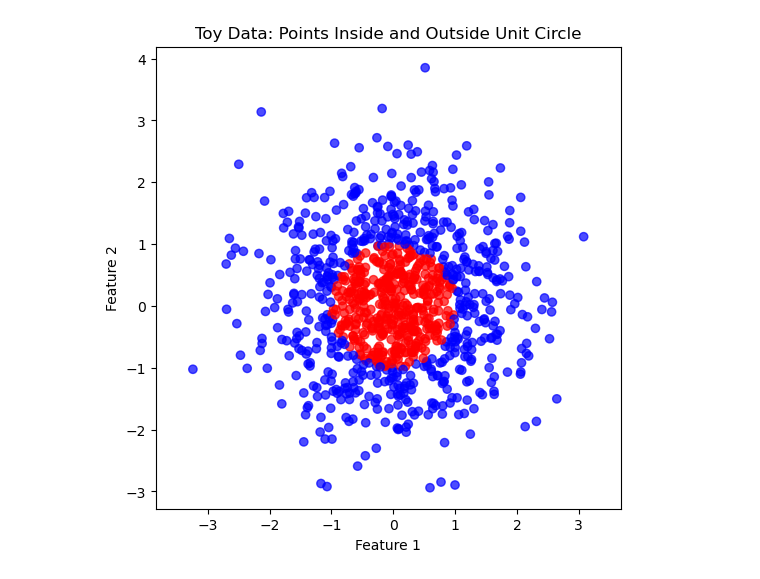
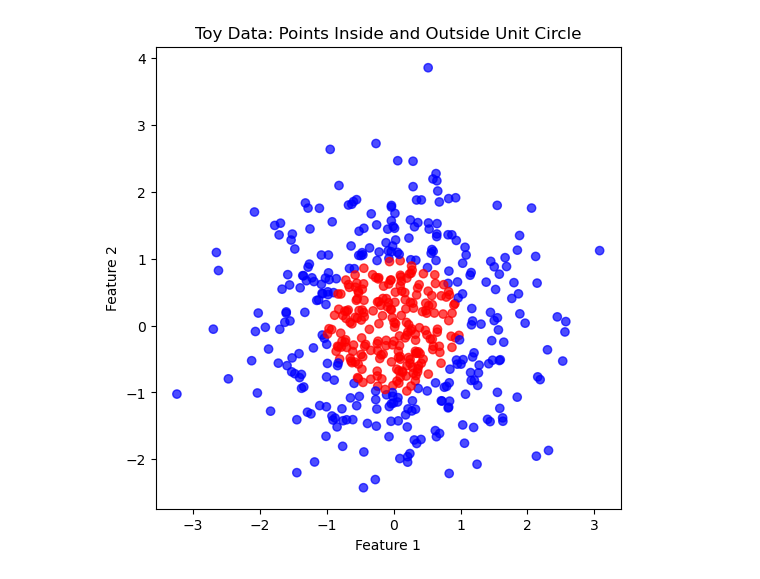
Before and after one commit to binDebug3/FoldAndCutNetworks, a Jupyter notebook: Jeddy.ipynb, the cells around one changed output. Saved outputs shown, nothing was run; the diff lists cells and outputs as text; code cells hidden in the pictures.

```diff
--- a/Jeddy.ipynb
+++ b/Jeddy.ipynb
@@ -77,26 +116,26 @@ print(f"Test Accuracy: {test_accuracy:.4f}")
 # %%
 # Set random seed for reproducibility
 np.random.seed(42)
 
 # Number of samples
-n_samples = 1000
+n_samples = 500
 
 width = 2
 # Generate random points in 2D space
 X = np.random.randn(n_samples, width)
 
 # Labels: Points inside the unit circle are labeled True (1), others False (0)
 y = (np.linalg.norm(X, axis=1) < 1).astype(int)
 
 plt.figure(figsize=(6, 6))
 plt.scatter(X[:, 0], X[:, 1], c=y, cmap='bwr', alpha=0.7)
 plt.title('Toy Data: Points Inside and Outside Unit Circle')
 plt.xlabel('Feature 1')
 plt.ylabel('Feature 2')
 plt.axis('equal')
 plt.show()
 # %% [output]
-[figure, old version]
+[figure, new version]
 # %%
 # Split data: 80% train, 20% validation
 X_train, X_val, y_train, y_val = train_test_split(
```
Also changed, not shown: parts of 6 cells of this notebook, 1 other file.
